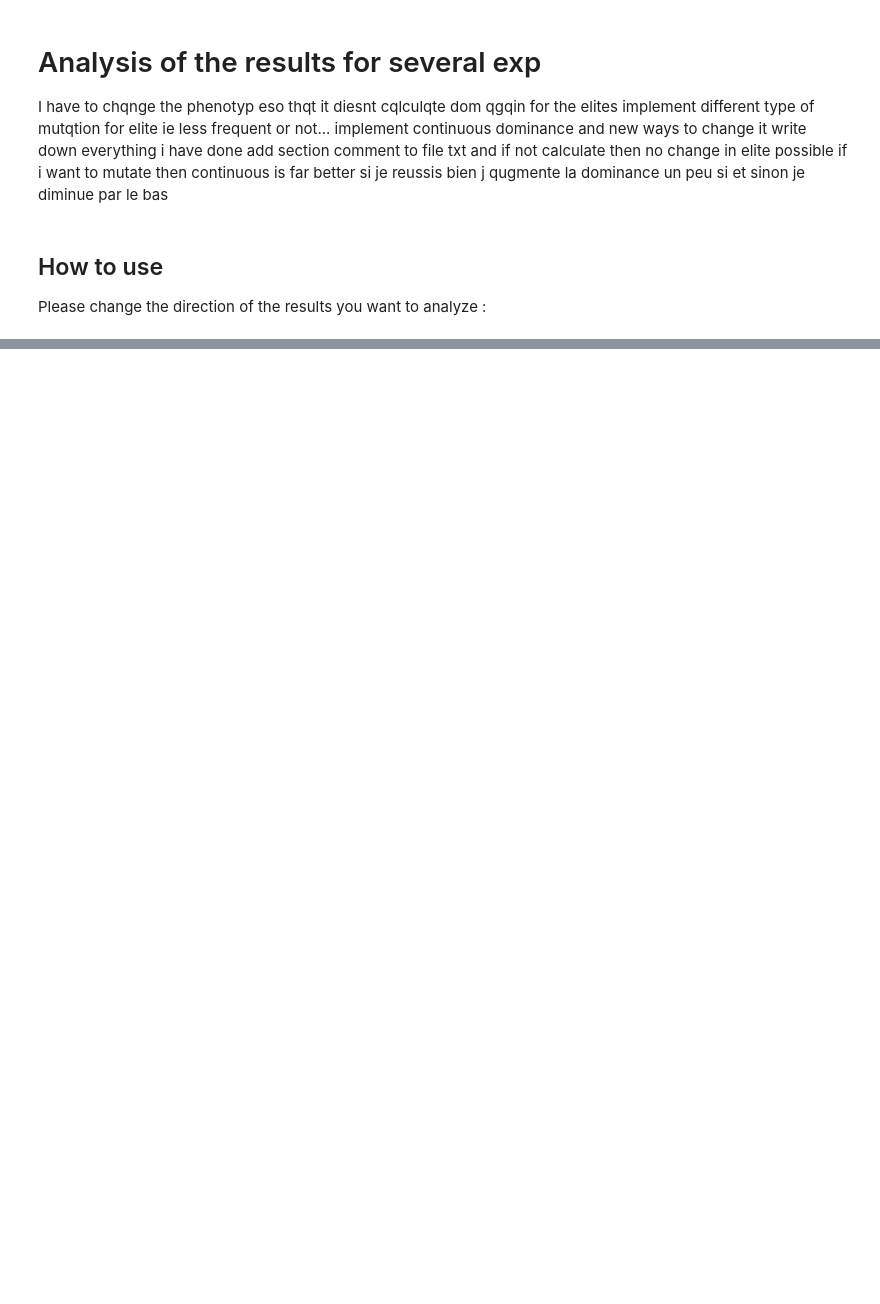
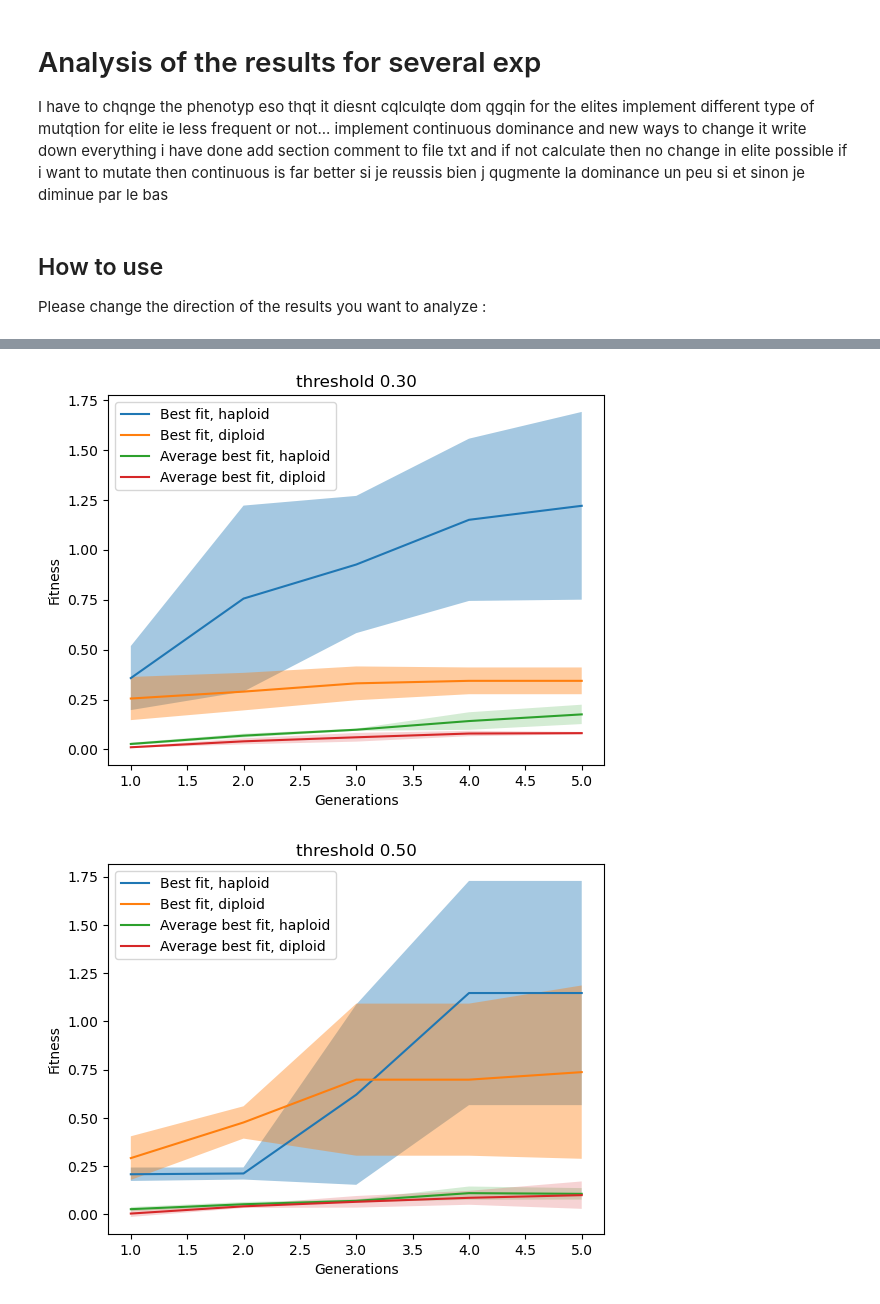
Before and after one commit to matteovacher/sgr-ecs-matteo, a Jupyter notebook: results_analysis/analysis6.ipynb, the cells around one changed output, grey strips where cells are left out. Saved outputs shown, nothing was run; the diff lists cells and outputs as text; code cells hidden in the pictures; blank space fills up the shorter version.

```diff
--- a/results_analysis/analysis6.ipynb
+++ b/results_analysis/analysis6.ipynb
@@ -250,31 +294,36 @@ KeyError: 'number_of_config'
 # %%
 for i in range(haploid_data_config['number_of_config']) :
+    threshold = haploid_data_config['threshold_weight'] + i * haploid_data_config['threshold_var']
     general_best_haploid = np.array(general_best_haploid)
     general_average_bests_haploid = np.array(general_average_bests_haploid)
     general_best_diploid = np.array(general_best_diploid)
     general_average_bests_diploid = np.array(general_average_bests_diploid)
 
     mean_general_best_haploid = np.mean(general_best_haploid[i], axis = 0)
     mean_general_average_bests_haploid = np.mean(general_average_bests_haploid[i], axis = 0)
     mean_general_best_diploid = np.mean(general_best_diploid[i], axis = 0)
     mean_general_average_bests_diploid = np.mean(general_average_bests_diploid[i], axis = 0)
 
     std_general_best_haploid = np.std(general_best_haploid[i], axis = 0)
     std_general_average_bests_haploid = np.std(general_average_bests_haploid[i], axis = 0)
     std_general_best_diploid = np.std(general_best_diploid[i], axis = 0)
     std_general_average_bests_diploid = np.std(general_average_bests_diploid[i], axis = 0)
 
     plt.figure()
+    plt.title('threshold {:.2f}'.format(threshold))
 
     plt.plot(generations, mean_general_best_haploid, label = 'Best fit, haploid')
-    plt.fill_between(generations, mean_general_best_haploid - std_general_best_haploid, mean_general_best_haploid + std_general_best_haploid, alpha = 0.2)
+    plt.fill_between(generations, mean_general_best_haploid - std_general_best_haploid, mean_general_best_haploid + std_general_best_haploid, alpha = 0.4)
     plt.plot(generations, mean_general_best_diploid, label = 'Best fit, diploid')
-    plt.fill_between(generations, mean_general_best_diploid - std_general_best_diploid, mean_general_best_diploid + std_general_best_diploid, alpha = 0.2)
+    plt.fill_between(generations, mean_general_best_diploid - std_general_best_diploid, mean_general_best_diploid + std_general_best_diploid, alpha = 0.4)
     plt.plot(generations, mean_general_average_bests_haploid, label = 'Average best fit, haploid')
     plt.fill_between(generations, mean_general_average_bests_haploid - std_general_average_bests_haploid, mean_general_average_bests_haploid + std_general_average_bests_haploid, alpha = 0.2)
     plt.plot(generations, mean_general_average_bests_diploid, label = 'Average best fit, diploid')
     plt.fill_between(generations, mean_general_average_bests_diploid - std_general_average_bests_diploid, mean_general_average_bests_diploid + std_general_average_bests_diploid, alpha = 0.2)
     plt.xlabel('Generations')
     plt.ylabel('Fitness')
     plt.legend(loc = 'upper left')
     plt.show()
+# %% [output]
+[figure, added]
+[figure, added]
```
Also changed, not shown: parts of 4 cells of this notebook, 2 other files.
